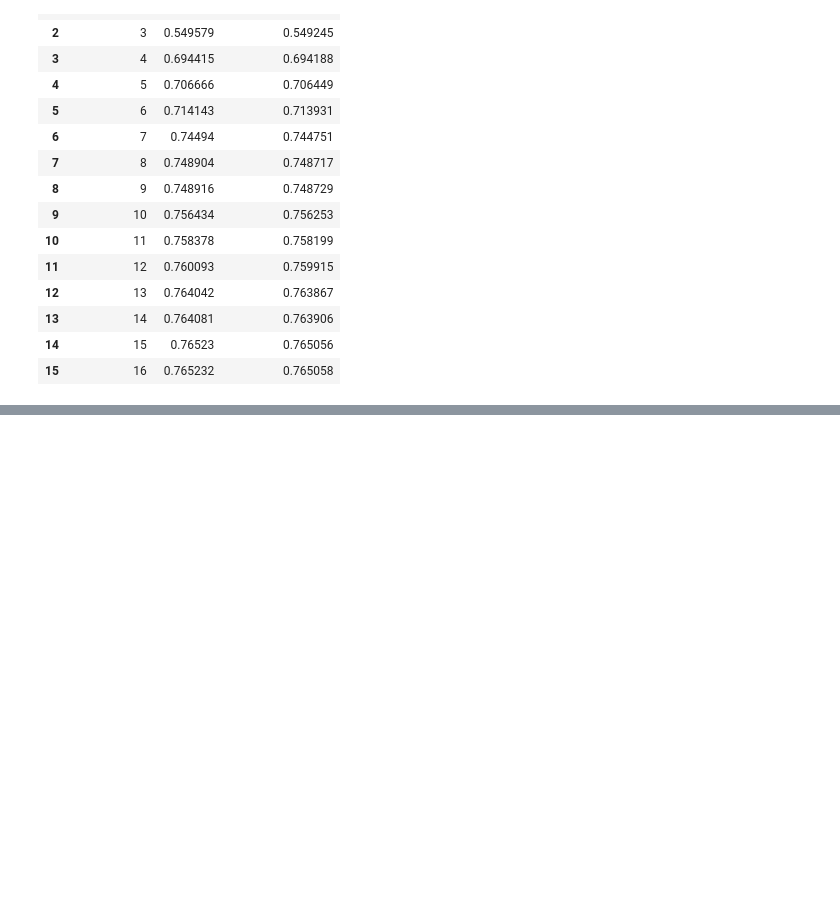
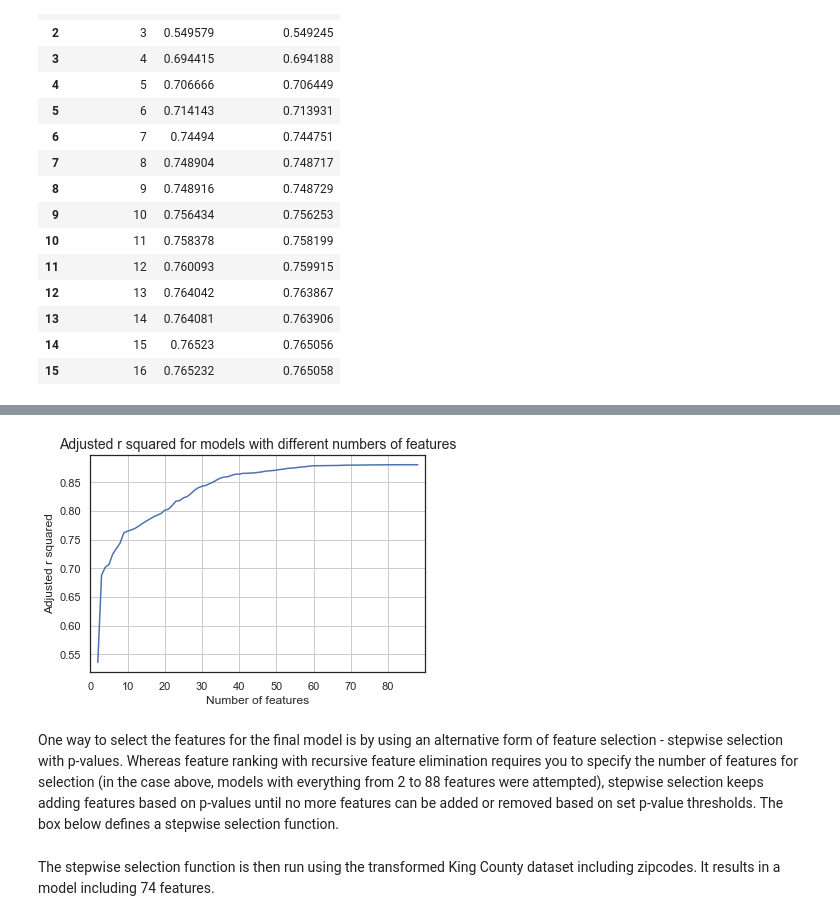
Before and after one commit to L-Lewis/dsc-1-final-project-online-ds-ft-011419, a Jupyter notebook: student.ipynb, the cells around one changed output, grey strips where cells are left out. Cells and saved outputs as stored; diff of their text form; code cells hidden in the pictures; blank space fills up the shorter version.

```diff
--- a/student.ipynb
+++ b/student.ipynb
@@ -1157,0 +1227,4 @@ Iterating the model:
+# %%
+zipcode_dummies = pd.get_dummies(kc['zipcode'], prefix='zip')
+kc_log_zip = pd.concat([kc_log, zipcode_dummies], axis=1)
+kc_log_zip.head()
@@ -1157,0 +1244,28 @@ Iterating the model:
+# %%
+X = kc_log_zip.drop(['price', 'waterfront_no', 'zip_98001'], axis=1) # Dropping one of the waterfront and zipcode category columns
+y = kc_log_zip['price']
+X_train, X_test, y_train, y_test = train_test_split(X, y, test_size = 0.2)
+
+zip_results = [['num_features', 'r_squared', 'adjusted_r_squared', 'train_mse', 'test_mse']]
+
+for n in range(2, ((len(kc_log_zip.columns))+1), 1):
+    linreg = LinearRegression()
+    selector = RFE(linreg, n_features_to_select = n)
+    selector = selector.fit(X, y)
+    selected_columns = list(X.columns[selector.support_])
+    linreg.fit(X[selected_columns],y)
+    yhat = linreg.predict(X[selected_columns])
+    SS_Residual = np.sum((y-yhat)**2)
+    SS_Total = np.sum((y-np.mean(y))**2)
+    rsquared = 1 - (float(SS_Residual))/SS_Total
+    adj_rsquared = 1 - (1-rsquared)*(len(y)-1)/(len(y)-X.shape[1]-1)
+    y_hat_train = linreg.predict(X_train[selected_columns])
+    y_hat_test = linreg.predict(X_test[selected_columns])
+    train_mse = mean_squared_error(y_train, y_hat_train)
+    test_mse = mean_squared_error(y_test, y_hat_test)
+    zip_results.append([n, rsquared, adj_rsquared, train_mse, test_mse])
+
+zip_results = pd.DataFrame(zip_results)
+zip_results.columns = zip_results.iloc[0]
+zip_results = zip_results.drop(zip_results.index[0])
+zip_results
@@ -1157,0 +1291,12 @@ Iterating the model:
+# %%
+plt.plot(zip_results.num_features, zip_results.adjusted_r_squared)
+plt.xlabel('Number of features', fontsize=12)
+plt.ylabel('Adjusted r squared', fontsize=12)
+plt.title('Adjusted r squared for models with different numbers of features', fontsize=14)
+plt.xticks(np.arange(0, 90, step=10))
+plt.xlim(0,90)
+plt.grid();
+# %% [output]
+[figure, added]
+# %% [markdown]
+One way to select the features for the final model is by using an alternative form of feature selection - stepwise selection with p-values. Whereas feature ranking with recursive feature elimination requires you to specify the number of features for selection (in the case above, models with everything from 2 to 88 features were attempted), stepwise selection keeps adding features based on p-values until no more features can be added or removed based on set p-value thresholds. The box below defines a stepwise selection function.
@@ -1157,0 +1354,2 @@ Iterating the model:
+# %% [markdown]
+The stepwise selection function is then run using the transformed King County dataset including zipcodes. It results in a model including 74 features.
```
Also changed, not shown: parts of 30 cells of this notebook.
